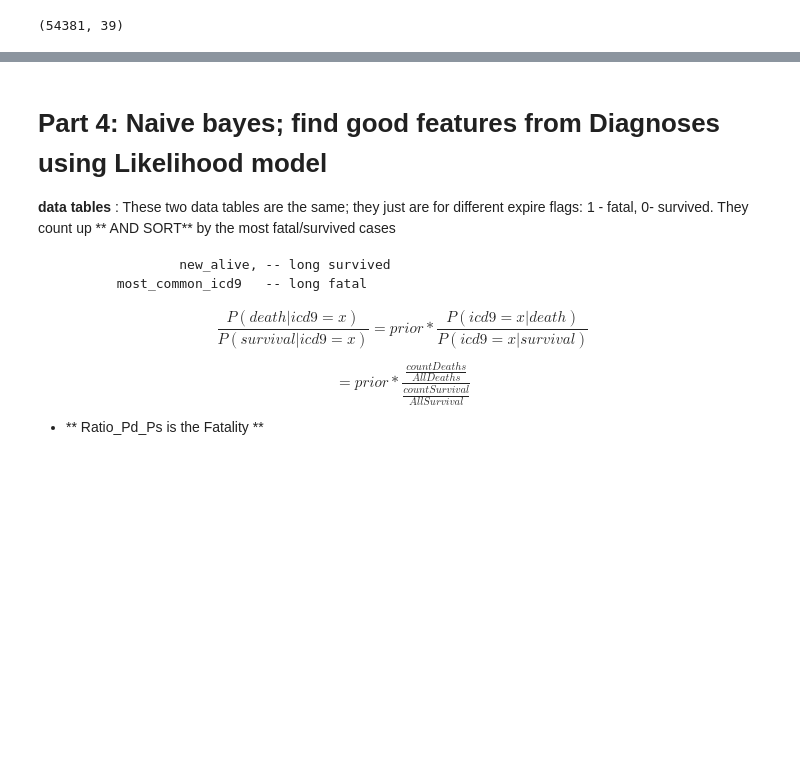
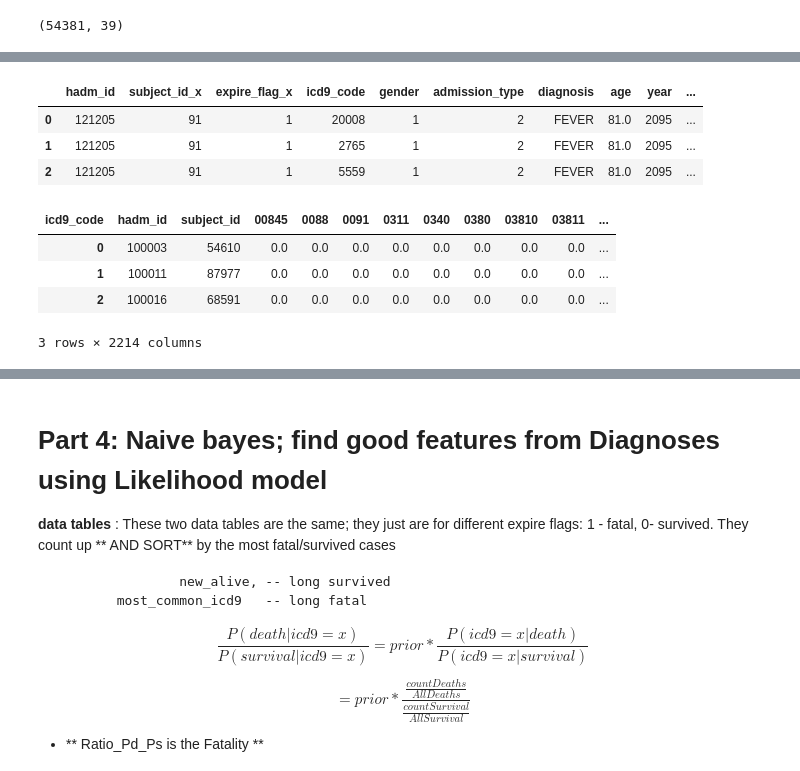
Before and after one commit to billiescodes/mortality_in_ICU, a Jupyter notebook: 01_ExploratoryAnalysis.ipynb, the cells around one changed output, grey strips where cells are left out. Saved outputs shown, nothing was run; the diff lists cells and outputs as text; code cells hidden in the pictures; blank space fills up the shorter version.

```diff
--- a/01_ExploratoryAnalysis.ipynb
+++ b/01_ExploratoryAnalysis.ipynb
@@ -970,0 +961,39 @@ merged_pre_bayes.shape
+# %%
+df_model[:3]
+# %% [output]
+|  | hadm_id | subject_id_x | expire_flag_x | icd9_code | gender | admission_type | diagnosis | age | year | ... |
+| 0 | 121205 | 91 | 1 | 20008 | 1 | 2 | FEVER | 81.0 | 2095 | ... |
+| 1 | 121205 | 91 | 1 | 2765 | 1 | 2 | FEVER | 81.0 | 2095 | ... |
+| 2 | 121205 | 91 | 1 | 5559 | 1 | 2 | FEVER | 81.0 | 2095 | ... |
+# %%
+## Randomly choose 10,000 rows from alive and 10,000 from expired
+df_a = df_alive.iloc[np.random.randint(0, len(df_alive), 10000)]
+df_e = df_expired.iloc[np.random.randint(0, len(df_expired), 10000)]
+
+total = pd.concat([df_a,df_e])
+ext_test  = pd.merge(total, df_model, how='left', on=['hadm_id'])
+
+ext_test = ext_test.drop(['expire_flag_x','subject_id_x', 'icd9_code_y', 'year'], axis=1)
+ext_test.rename(columns={'icd9_code_x': 'icd9_code' },inplace=True)
+
+"""to be merged later w/pre_pivot
+"""
+ext_tmp = (ext_test
+ .groupby('hadm_id')['hadm_id','subject_id','expire_flag','gender','admission_type','diagnosis','age']
+ .head(1)
+  )
+# %%
+""" pivot """
+ext_pivot = pd.pivot_table(ext_test, values='d', index=['hadm_id','subject_id'], columns=['icd9_code'])
+
+### flatten the index, and fill NaN's with 0
+ext_pivot.reset_index(col_level=0, inplace = True)
+ext_pivot.fillna(0, inplace=True)
+# %%
+ext_pivot[:3]
+# %% [output]
+| icd9_code | hadm_id | subject_id | 00845 | 0088 | 0091 | 0311 | 0340 | 0380 | 03810 | 03811 | ... |
+| 0 | 100003 | 54610 | 0.0 | 0.0 | 0.0 | 0.0 | 0.0 | 0.0 | 0.0 | 0.0 | ... |
+| 1 | 100011 | 87977 | 0.0 | 0.0 | 0.0 | 0.0 | 0.0 | 0.0 | 0.0 | 0.0 | ... |
+| 2 | 100016 | 68591 | 0.0 | 0.0 | 0.0 | 0.0 | 0.0 | 0.0 | 0.0 | 0.0 | ... |
+3 rows × 2214 columns
```
Also changed, not shown: parts of 14 cells of this notebook.
